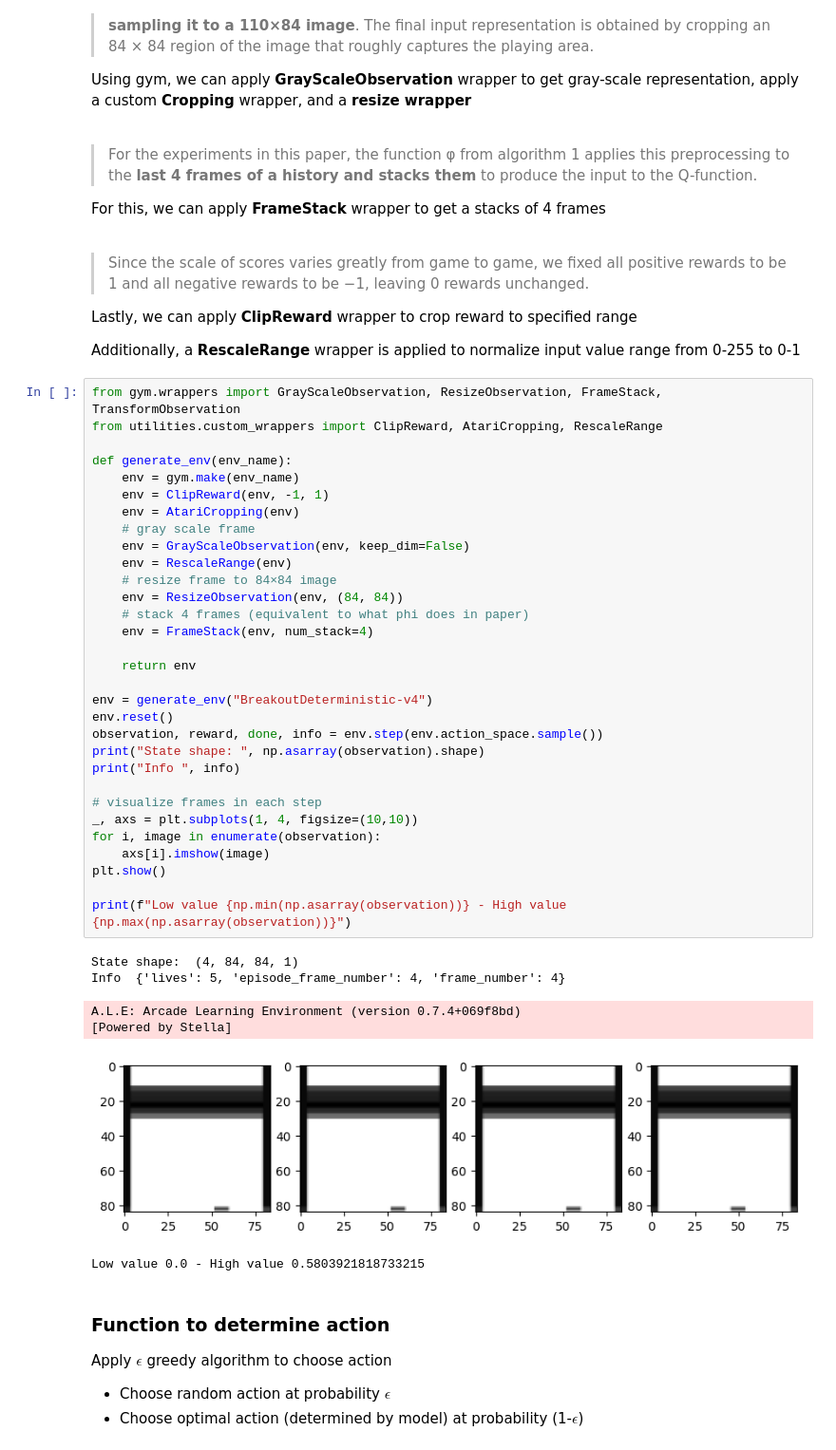
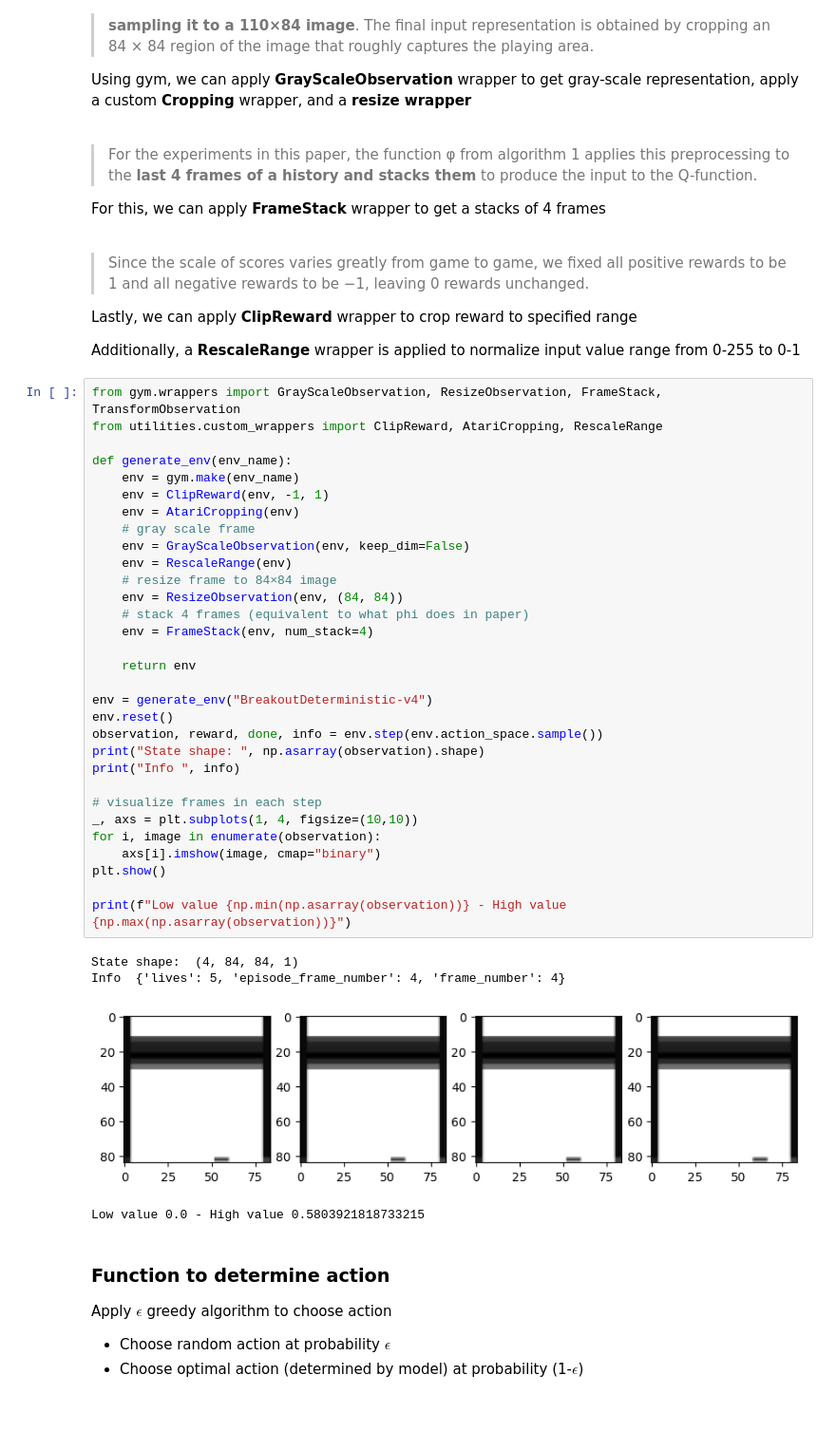
Before and after one commit to quingzz/DQN_paper, a Jupyter notebook: dqn.ipynb, the cells around one changed output. Shown at 95% size. Saved outputs shown, nothing was run; the diff lists cells and outputs as text; blank space fills up the shorter version.

```diff
--- a/dqn.ipynb
+++ b/dqn.ipynb
@@ -99,38 +99,36 @@ from utilities.custom_wrappers import ClipReward, AtariCropping, RescaleRange
 
 def generate_env(env_name):
     env = gym.make(env_name)
     env = ClipReward(env, -1, 1)
     env = AtariCropping(env)
     # gray scale frame
     env = GrayScaleObservation(env, keep_dim=False)
     env = RescaleRange(env)
     # resize frame to 84×84 image
     env = ResizeObservation(env, (84, 84))
     # stack 4 frames (equivalent to what phi does in paper)
     env = FrameStack(env, num_stack=4)
 
     return env
 
 env = generate_env("BreakoutDeterministic-v4")
 env.reset()
 observation, reward, done, info = env.step(env.action_space.sample())
 print("State shape: ", np.asarray(observation).shape)
 print("Info ", info)
 
 # visualize frames in each step
 _, axs = plt.subplots(1, 4, figsize=(10,10))
 for i, image in enumerate(observation):
-    axs[i].imshow(image)
+    axs[i].imshow(image, cmap="binary")
 plt.show()
 
 print(f"Low value {np.min(np.asarray(observation))} - High value {np.max(np.asarray(observation))}")
 # %% [output]
 State shape:  (4, 84, 84, 1)
 Info  {'lives': 5, 'episode_frame_number': 4, 'frame_number': 4}
+[figure, new version]
-A.L.E: Arcade Learning Environment (version 0.7.4+069f8bd)
-[Powered by Stella]
+Low value 0.0 - High value 0.5803921818733215
-[figure, old version]
-Low value 0.0 - High value 0.5803921818733215
 # %% [markdown]
 ### Function to determine action
 Apply $\epsilon$ greedy algorithm to choose action
```
Also changed, not shown: 1 other file.
